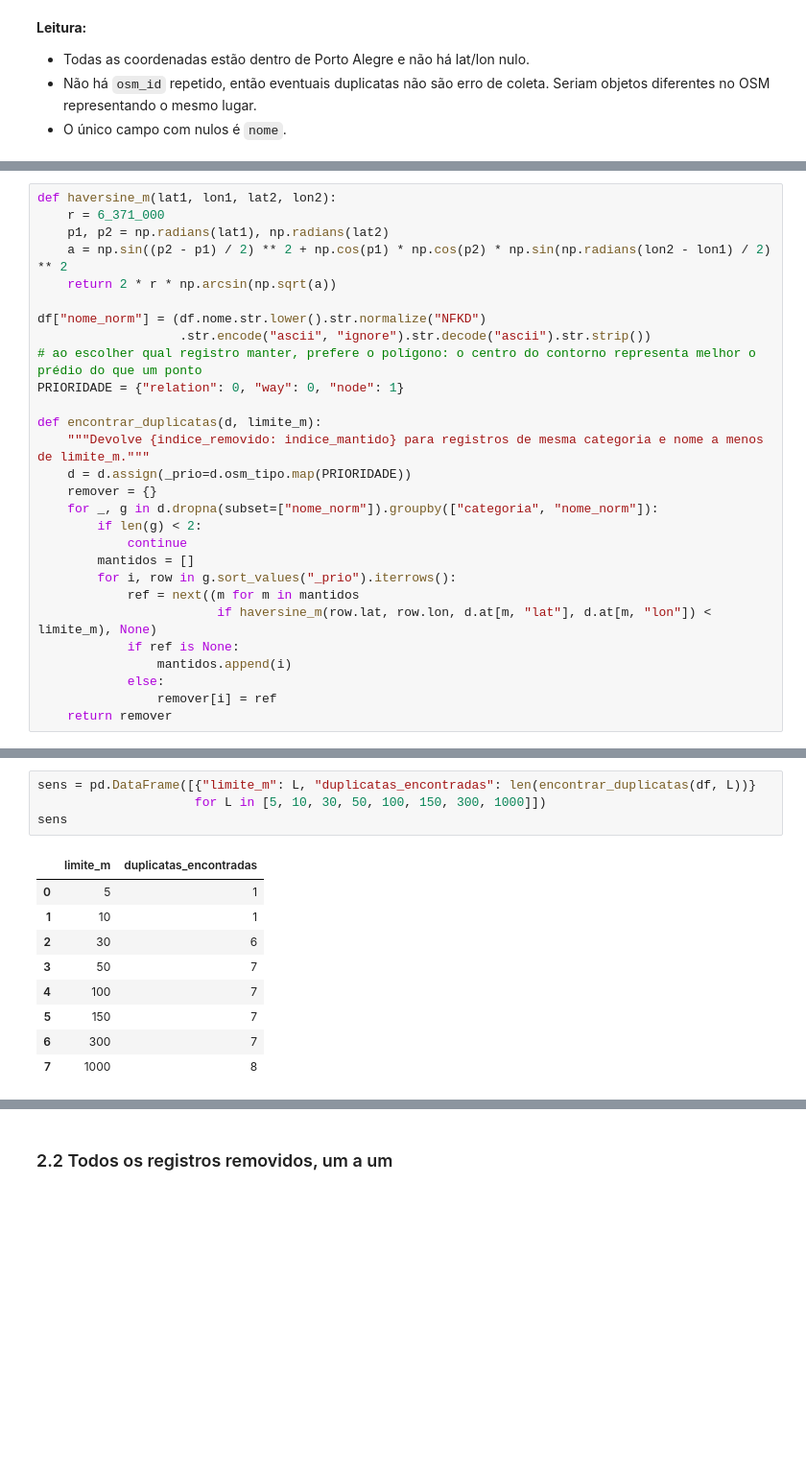
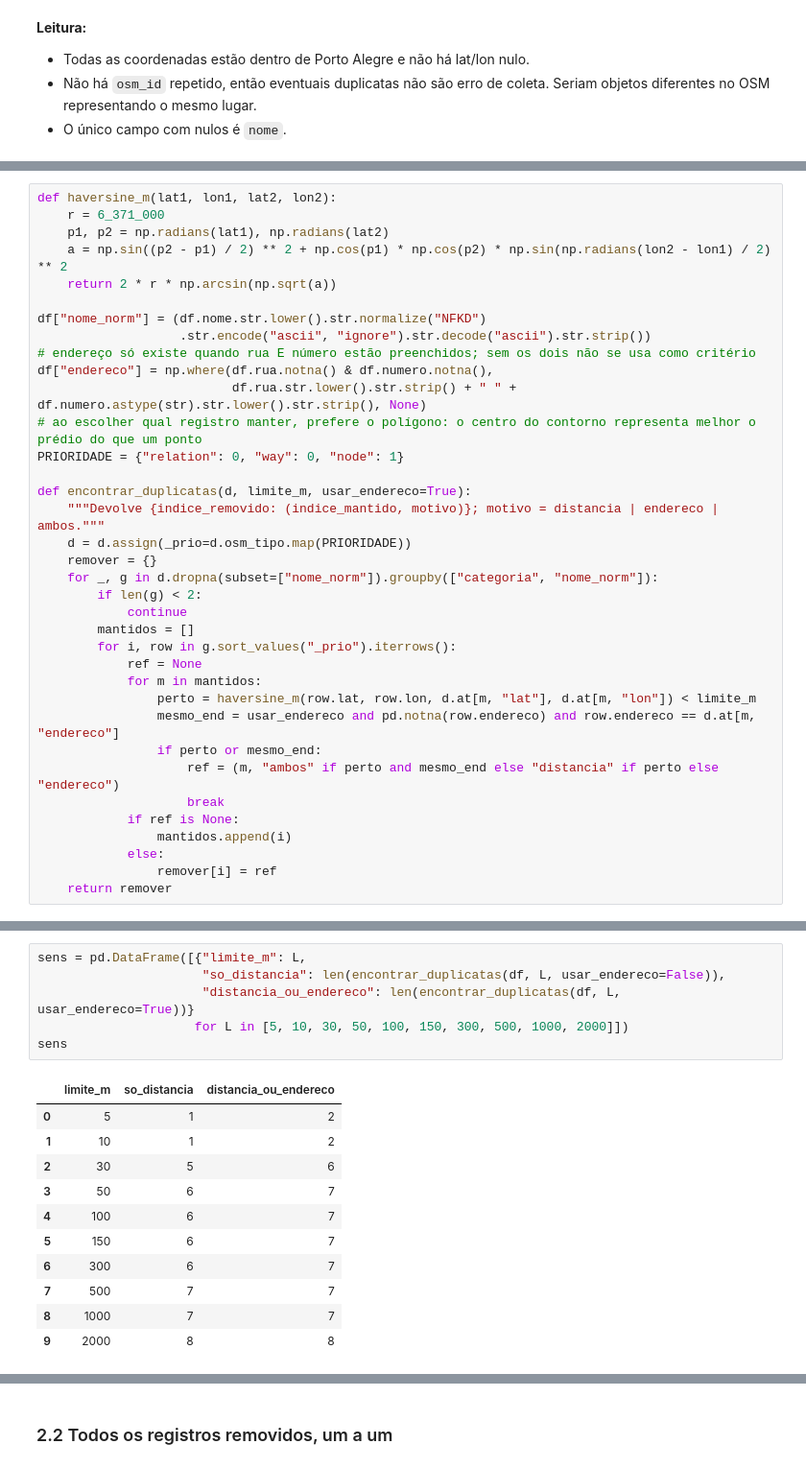
Before and after one commit to luizabmaciel/ProjetoExtensionista-CPA, a Jupyter notebook: notebooks/limpeza_overpass.ipynb, the cells around one changed output, grey strips where cells are left out. Shown at 96% size. Saved outputs shown, nothing was run; the diff lists cells and outputs as text; blank space fills up the shorter version.

```diff
--- a/notebooks/limpeza_overpass.ipynb
+++ b/notebooks/limpeza_overpass.ipynb
@@ -102,11 +109,14 @@ def haversine_m(lat1, lon1, lat2, lon2):
 
 df["nome_norm"] = (df.nome.str.lower().str.normalize("NFKD")
                    .str.encode("ascii", "ignore").str.decode("ascii").str.strip())
+# endereço só existe quando rua E número estão preenchidos; sem os dois não se usa como critério
+df["endereco"] = np.where(df.rua.notna() & df.numero.notna(),
+                          df.rua.str.lower().str.strip() + " " + df.numero.astype(str).str.lower().str.strip(), None)
 # ao escolher qual registro manter, prefere o polígono: o centro do contorno representa melhor o prédio do que um ponto
 PRIORIDADE = {"relation": 0, "way": 0, "node": 1}
 
-def encontrar_duplicatas(d, limite_m):
-    """Devolve {indice_removido: indice_mantido} para registros de mesma categoria e nome a menos de limite_m."""
+def encontrar_duplicatas(d, limite_m, usar_endereco=True):
+    """Devolve {indice_removido: (indice_mantido, motivo)}; motivo = distancia | endereco | ambos."""
     d = d.assign(_prio=d.osm_tipo.map(PRIORIDADE))
     remover = {}
     for _, g in d.dropna(subset=["nome_norm"]).groupby(["categoria", "nome_norm"]):
@@ -114,8 +124,13 @@ def encontrar_duplicatas(d, limite_m):
             continue
         mantidos = []
         for i, row in g.sort_values("_prio").iterrows():
-            ref = next((m for m in mantidos
-                        if haversine_m(row.lat, row.lon, d.at[m, "lat"], d.at[m, "lon"]) < limite_m), None)
+            ref = None
+            for m in mantidos:
+                perto = haversine_m(row.lat, row.lon, d.at[m, "lat"], d.at[m, "lon"]) < limite_m
+                mesmo_end = usar_endereco and pd.notna(row.endereco) and row.endereco == d.at[m, "endereco"]
+                if perto or mesmo_end:
+                    ref = (m, "ambos" if perto and mesmo_end else "distancia" if perto else "endereco")
+                    break
             if ref is None:
                 mantidos.append(i)
             else:
@@ -129,14 +143,18 @@ Se o número se estabiliza em uma faixa de limites, a escolha dentro dessa faixa
 # %%
-sens = pd.DataFrame([{"limite_m": L, "duplicatas_encontradas": len(encontrar_duplicatas(df, L))}
-                     for L in [5, 10, 30, 50, 100, 150, 300, 1000]])
+sens = pd.DataFrame([{"limite_m": L,
+                      "so_distancia": len(encontrar_duplicatas(df, L, usar_endereco=False)),
+                      "distancia_ou_endereco": len(encontrar_duplicatas(df, L, usar_endereco=True))}
+                     for L in [5, 10, 30, 50, 100, 150, 300, 500, 1000, 2000]])
 sens
 # %% [output]
-|  | limite_m | duplicatas_encontradas |
-| 0 | 5 | 1 |
-| 1 | 10 | 1 |
-| 2 | 30 | 6 |
-| 3 | 50 | 7 |
-| 4 | 100 | 7 |
-| 5 | 150 | 7 |
-| 6 | 300 | 7 |
-| 7 | 1000 | 8 |
+|  | limite_m | so_distancia | distancia_ou_endereco |
+| 0 | 5 | 1 | 2 |
+| 1 | 10 | 1 | 2 |
+| 2 | 30 | 5 | 6 |
+| 3 | 50 | 6 | 7 |
+| 4 | 100 | 6 | 7 |
+| 5 | 150 | 6 | 7 |
+| 6 | 300 | 6 | 7 |
+| 7 | 500 | 7 | 7 |
+| 8 | 1000 | 7 | 7 |
+| 9 | 2000 | 8 | 8 |
```
Also changed, not shown: parts of 21 cells of this notebook, 36 other files.
